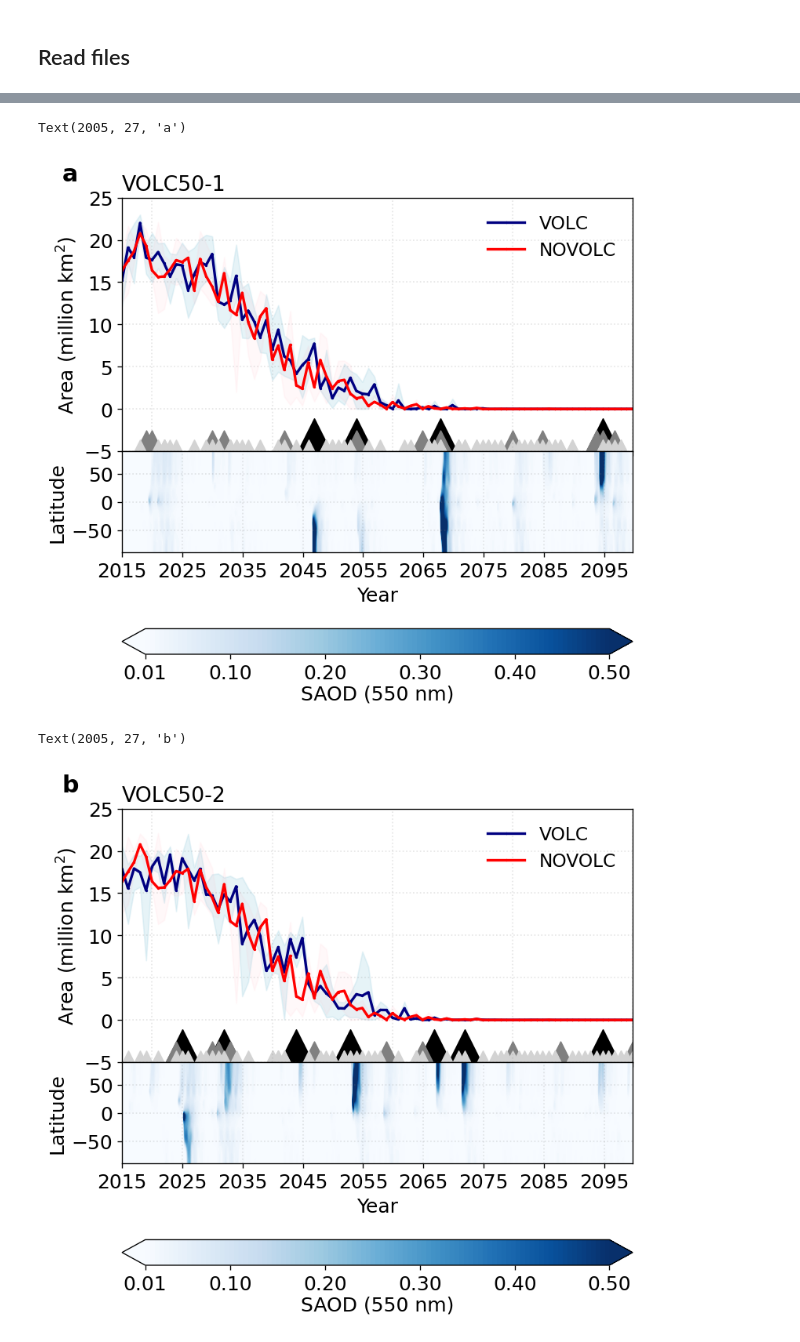
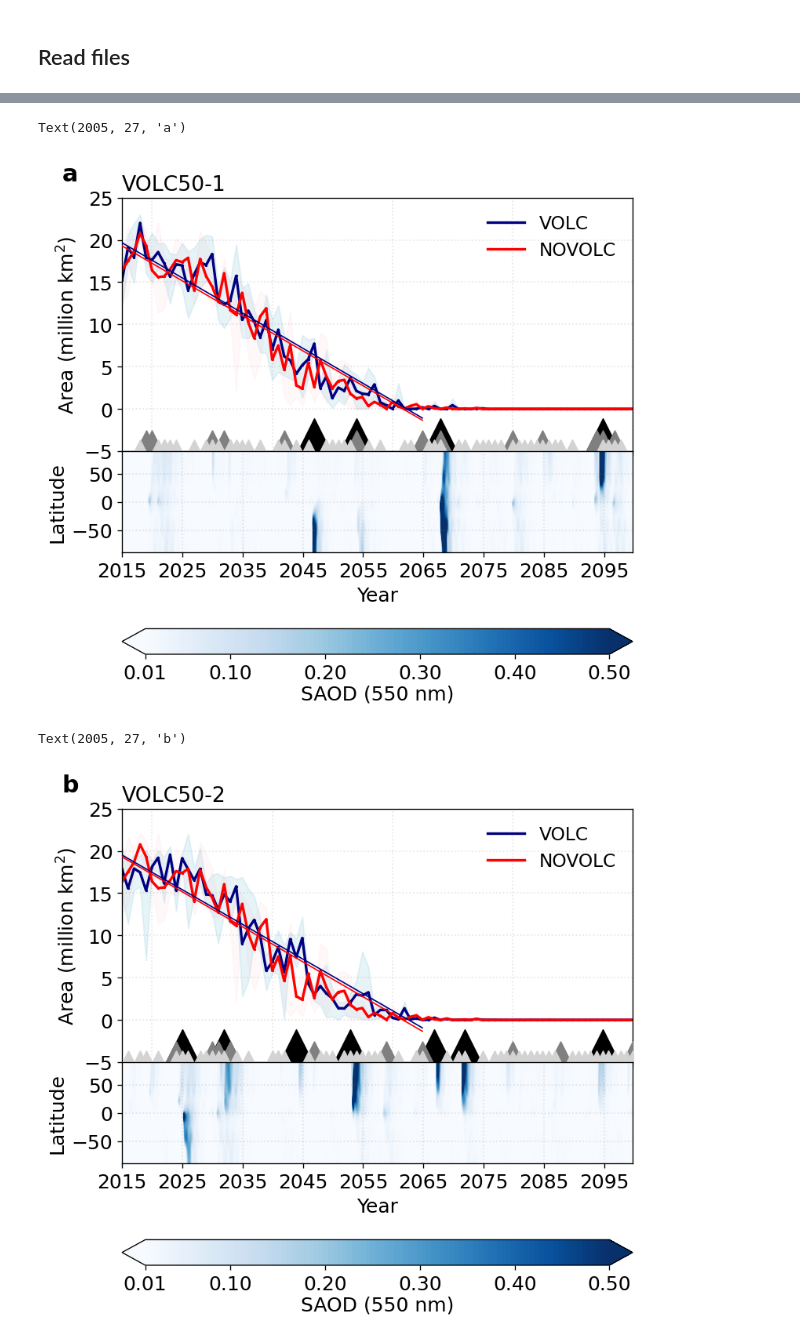
Before and after one commit to maychim/volc_ozone, a Jupyter notebook: Figure9.ipynb, the cells around one changed output, grey strips where cells are left out. Cells and saved outputs as stored; diff of their text form; code cells hidden in the pictures.

Commit message:
Updated Figure 9

```diff
--- a/Figure9.ipynb
+++ b/Figure9.ipynb
@@ -256,25 +313,27 @@ fig.subplots_adjust(wspace=0, hspace=0)
 plot_area_saod(ssp370_run['volc50_1'].mean(dim='ensemble'),
                ssp370_run['volc50_1'].max(dim='ensemble'),
                ssp370_run['volc50_1'].min(dim='ensemble'),
+               volc50_1_regr, novolc_regr,
                df_volc50_1, ssp370_saod['volc50_1'], 'VOLC50-1')
 
 ax1.text(2005, 27, 'a', weight = 'bold', fontsize = 18)
 # %% [output]
 Text(2005, 27, 'a')
-[figure, old version]
+[figure, new version]
 # %%
 fig, (ax1,ax2) = plt.subplots(2, 1, figsize=(7,7),dpi=120, gridspec_kw={'height_ratios': [1, 1]})
 fig.subplots_adjust(wspace=0, hspace=0)
 
 plot_area_saod(ssp370_run['volc50_2'].mean(dim='ensemble'),
                ssp370_run['volc50_2'].max(dim='ensemble'),
                ssp370_run['volc50_2'].min(dim='ensemble'),
-               df_volc50_2, db_saod, 'VOLC50-2')
+               volc50_2_regr, novolc_regr,
+               df_volc50_2, ssp370_saod['volc50_2'], 'VOLC50-2')
 
 ax1.text(2005, 27, 'b', weight = 'bold', fontsize = 18)
 # %% [output]
 Text(2005, 27, 'b')
-[figure, old version]
+[figure, new version]
 # %%
 fig, (ax1,ax2) = plt.subplots(2, 1, figsize=(7,7),dpi=120, gridspec_kw={'height_ratios': [1, 1]})
 fig.subplots_adjust(wspace=0, hspace=0)
```
Also changed, not shown: parts of 6 cells of this notebook.
